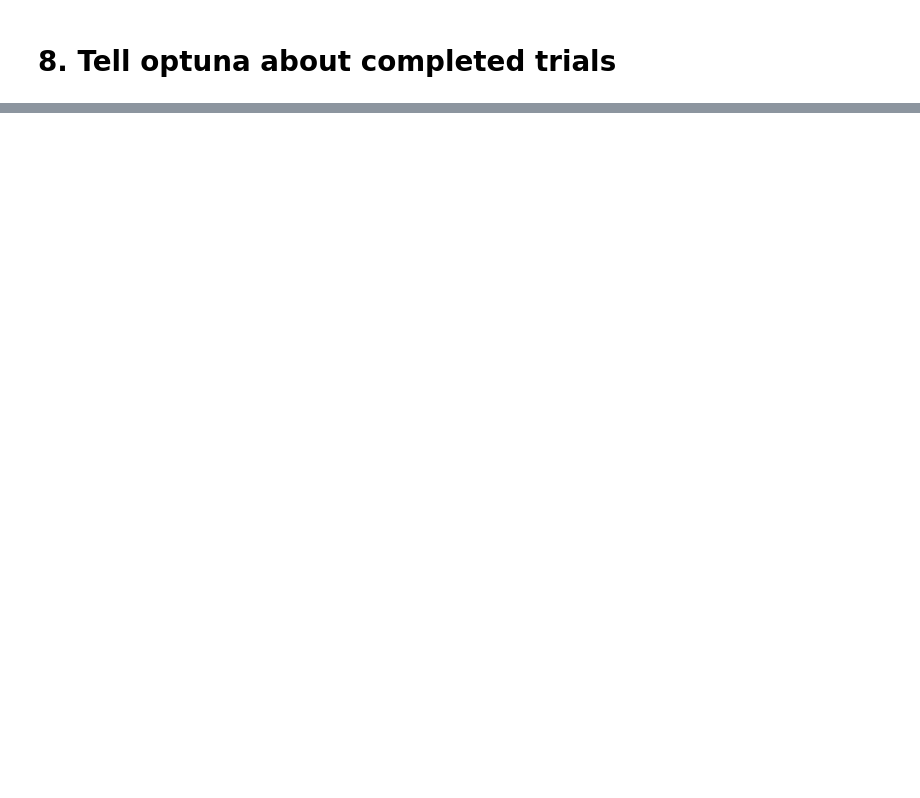
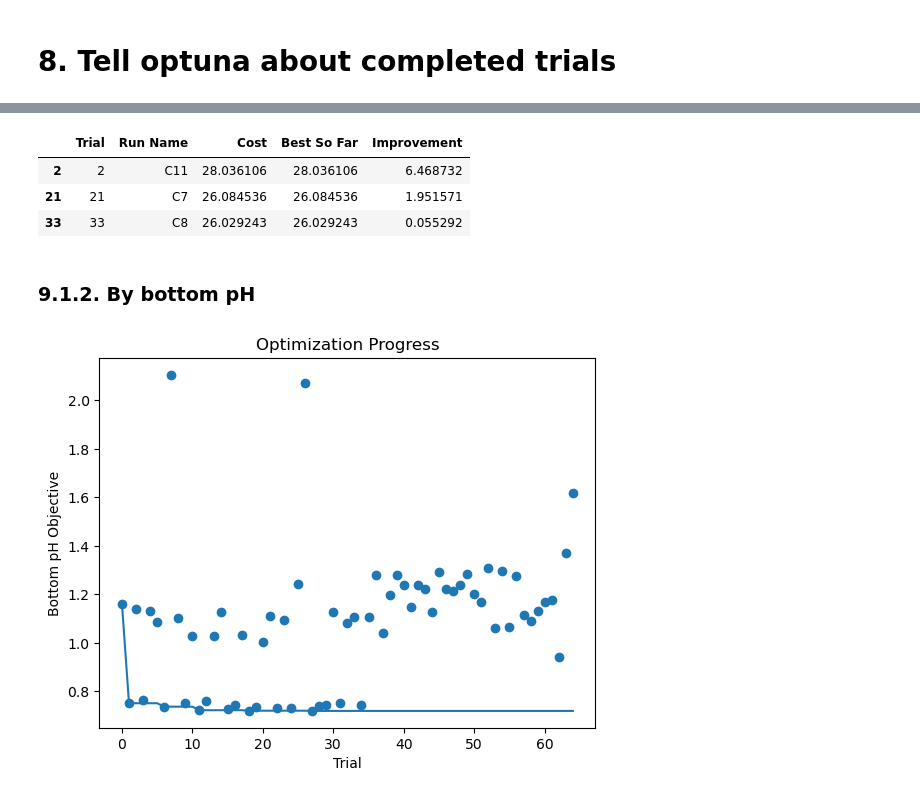
Before and after one commit to abby-baskind/tuning, a Jupyter notebook: CandidateParameterSets.ipynb, the cells around one changed output, grey strips where cells are left out. Drawn from its saved outputs; the diff is of its cells as text; code cells hidden in the pictures; blank space fills up the shorter version.

```diff
--- a/CandidateParameterSets.ipynb
+++ b/CandidateParameterSets.ipynb
@@ -1857,0 +1865,35 @@ completed[
+# %%
+df_plot["Improvement"] = (
+    df_plot["Best So Far"].shift(1)
+    - df_plot["Best So Far"]
+)
+
+df_plot.loc[
+    df_plot["Improvement"] > 0,
+    ["Trial", "Run Name", "Cost", "Best So Far", "Improvement"]
+]
+# %% [output]
+|  | Trial | Run Name | Cost | Best So Far | Improvement |
+| 2 | 2 | C11 | 28.036106 | 28.036106 | 6.468732 |
+| 21 | 21 | C7 | 26.084536 | 26.084536 | 1.951571 |
+| 33 | 33 | C8 | 26.029243 | 26.029243 | 0.055292 |
+# %% [markdown]
+### 9.1.2. By bottom pH
+# %%
+df_plot = DF_optuna.copy()
+
+df_plot["Trial"] = range(len(df_plot))
+df_plot["Best So Far"] = df_plot["Bottom pH Objective"].cummin()
+
+fig, ax = plt.subplots()
+
+ax.scatter(df_plot["Trial"], df_plot["Bottom pH Objective"])
+ax.plot(df_plot["Trial"], df_plot["Best So Far"])
+
+ax.set_xlabel("Trial")
+ax.set_ylabel("Bottom pH Objective")
+ax.set_title("Optimization Progress")
+
+plt.show()
+# %% [output]
+[figure, added]
```
Also changed, not shown: parts of 44 cells of this notebook.
